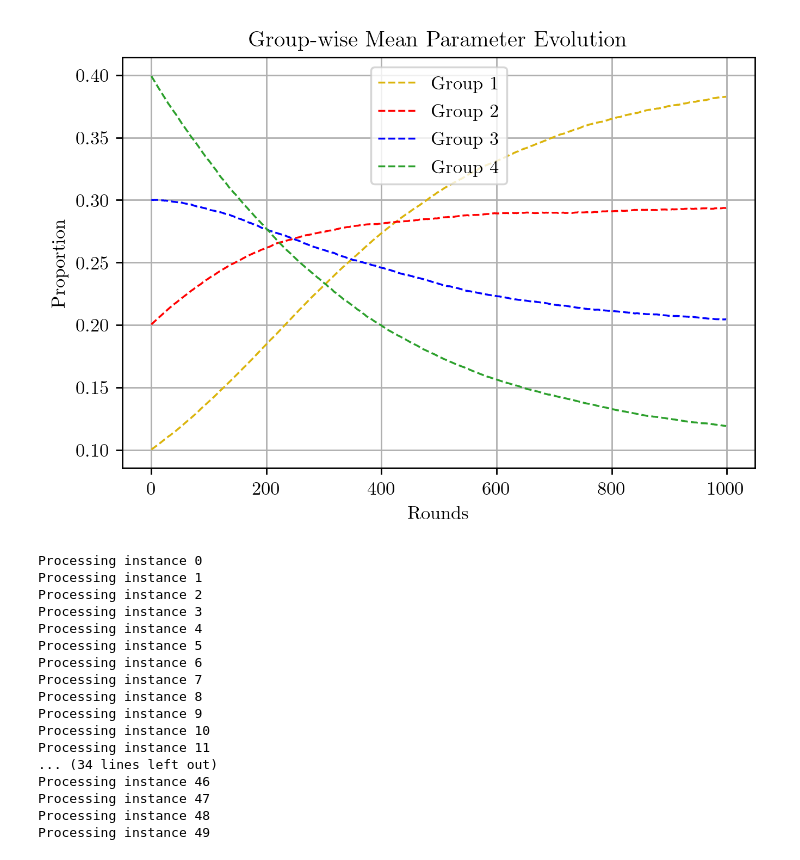
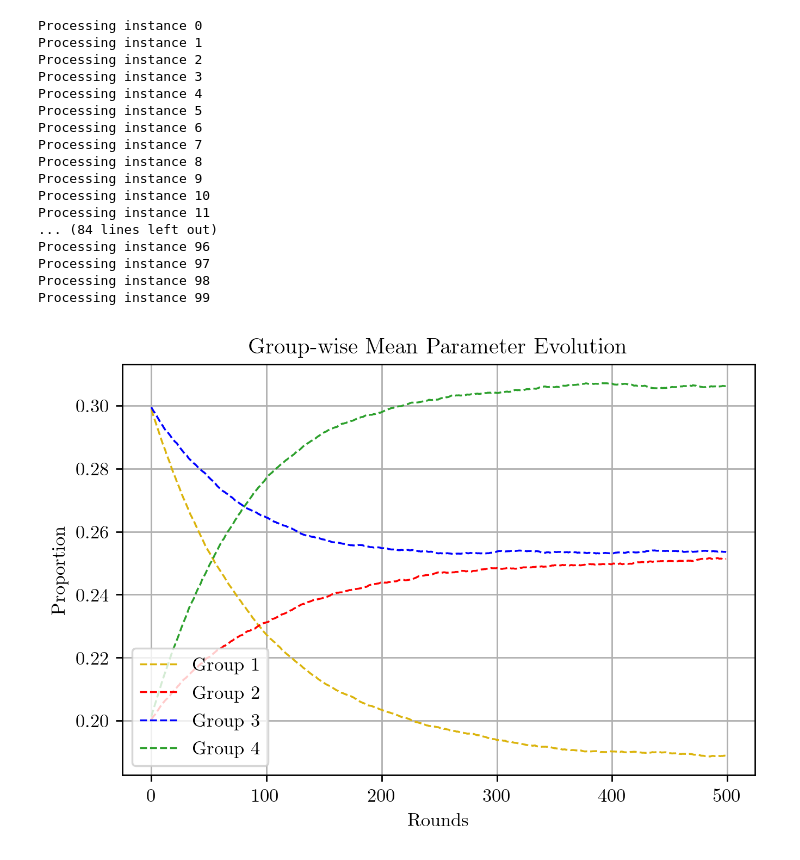
Before and after one commit to bhagyapuranik/fairness_multi_group, a Jupyter notebook: test.ipynb, the cells around one changed output. Drawn from its saved outputs; the diff is of its cells as text; code cells hidden in the pictures.

```diff
--- a/test.ipynb
+++ b/test.ipynb
@@ -3 +5,23 @@ from utils import *
+# %%
+def plot_mean_param_evolution(thetas,num_groups, title_ = 'Group-wise Mean Parameter Evolution'):
+    thetas1 = np.mean(thetas, axis=0)
+    plt.rc('text', usetex = True)
+    plt.rc('font', family='serif')
+    width = 6
+    height = 4
+    fig, ax = plt.subplots(nrows=1, ncols=1)
+    fig.set_size_inches(width, height) #exact size of the figure
+    fig.set_dpi(250)
+    lw = 1
+    colors = ['#DBB40C','red','blue','tab:green']
+
+    for i in range(num_groups):
+        ax.plot(thetas1[:,i], '--', label='Group '+str(i+1), linewidth=lw, c=colors[i])
+
+    ax.set_title(title_)
+    ax.grid()
+    ax.set_xlabel('Rounds')
+    ax.set_ylabel('Proportion')
+    ax.legend()
+    plt.show()
 # %%
@@ -33,54 +45,34 @@ thetas1 = np.mean(thetas, axis=0)
-# %%
-plt.rc('text', usetex = True)
-plt.rc('font', family='serif')
-width = 6
-height = 4
-fig, ax = plt.subplots(nrows=1, ncols=1)
-fig.set_size_inches(width, height) #exact size of the figure
-fig.set_dpi(250)
-lw = 1
-colors = ['#DBB40C','red','blue','tab:green']
-
-for i in range(num_groups):
-    ax.plot(thetas1[:,i], '--', label='Group '+str(i+1), linewidth=lw, c=colors[i])
-
-ax.set_title('Group-wise Mean Parameter Evolution')
-ax.grid()
-ax.set_xlabel('Rounds')
-ax.set_ylabel('Proportion')
-ax.legend()
-plt.show()
-# %% [output]
-[figure, removed]
 # %%
-num_rounds = 1000
+num_rounds = 500
 lambda_ = 3
 eta = 0.025
 N = 50
-num_instances = 50
+num_instances = 100
 fairness_target = np.array([0.25, 0.25, 0.25, 0.25])
 initial_theta = np.array([0.3, 0.2, 0.3, 0.2])
 num_groups = len(fairness_target)
-mean = np.array([4.75,5,5,5.25])#np.ones(num_groups)*5
-std = np.array([1.5,1,1,0.75])#np.ones(num_groups)
+mean = np.array([4.75,5,5,5.25])
+std = np.array([1.5,1,1,0.75])
 acceptance_ratio = 0.6
 decay = 0
-applicants, admitteds, thetas = process_multigroup(N, mean, std, acceptance_ratio, fairness_target, initial_theta, lambda_, eta, num_instances, num_rounds, decay)
+applicants1, admitteds1, thetas1 = process_multigroup(N, mean, std, acceptance_ratio, fairness_target, initial_theta, lambda_, eta, num_instances, num_rounds, decay)
+plot_mean_param_evolution(thetas1,num_groups)
 # %% [output]
 Processing instance 0
 Processing instance 1
 Processing instance 2
 Processing instance 3
 Processing instance 4
 Processing instance 5
 Processing instance 6
 Processing instance 7
 Processing instance 8
 Processing instance 9
 Processing instance 10
 Processing instance 11
-... (34 lines left out)
-Processing instance 46
-Processing instance 47
-Processing instance 48
-Processing instance 49
+... (84 lines left out)
+Processing instance 96
+Processing instance 97
+Processing instance 98
+Processing instance 99
+[figure, added]
```
Also changed, not shown: parts of 10 cells of this notebook.
